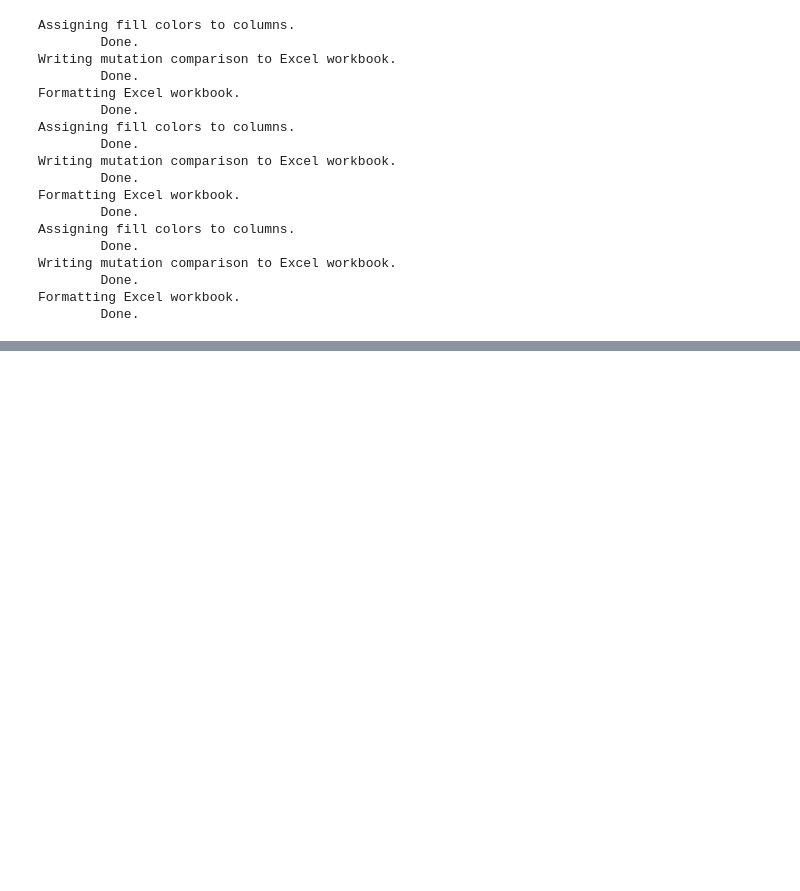
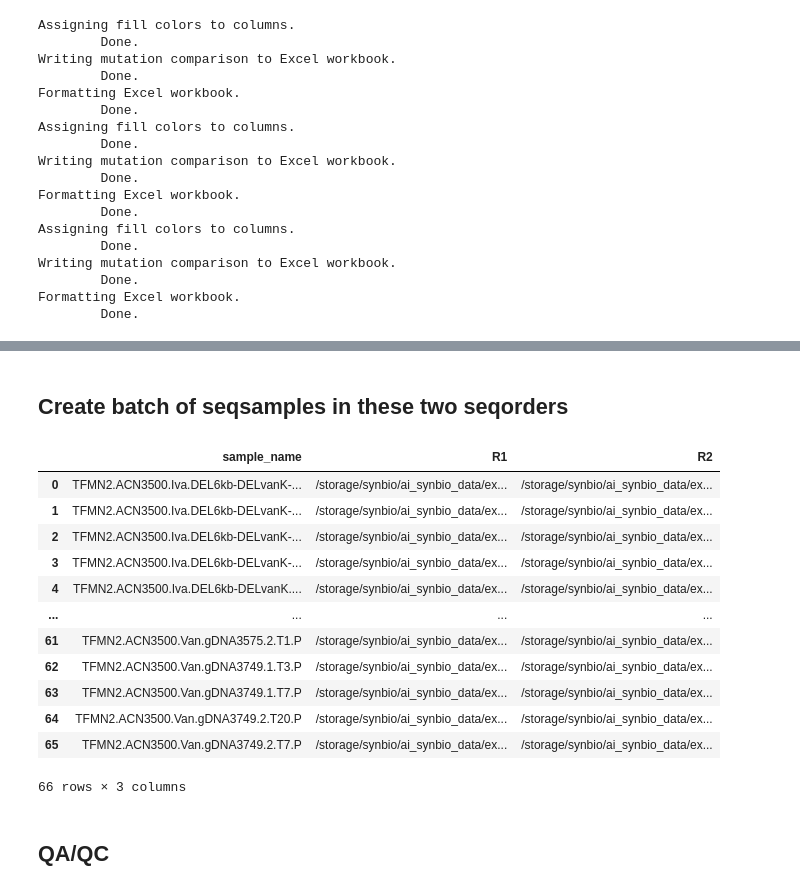
Before and after one commit to nspahr08/AISynbioPipeline, a Jupyter notebook: notebooks/TFMN2-TFMN3_Processing.ipynb, the cells around one changed output, grey strips where cells are left out. Saved outputs shown, nothing was run; the diff lists cells and outputs as text; code cells hidden in the pictures; blank space fills up the shorter version.

```diff
--- a/notebooks/TFMN2-TFMN3_Processing.ipynb
+++ b/notebooks/TFMN2-TFMN3_Processing.ipynb
@@ -2029,0 +2311,19 @@ Formatting Excel workbook.
+# %% [markdown]
+## Create batch of seqsamples in these two seqorders
+# %%
+short = Library('Plasmidsaurus_2026-03-24_YWLYRK', platform="Illumina")
+short.create_manifest("received")
+# %% [output]
+|  | sample_name | R1 | R2 |
+| 0 | TFMN2.ACN3500.Iva.DEL6kb-DELvanK-... | /storage/synbio/ai_synbio_data/ex... | /storage/synbio/ai_synbio_data/ex... |
+| 1 | TFMN2.ACN3500.Iva.DEL6kb-DELvanK-... | /storage/synbio/ai_synbio_data/ex... | /storage/synbio/ai_synbio_data/ex... |
+| 2 | TFMN2.ACN3500.Iva.DEL6kb-DELvanK-... | /storage/synbio/ai_synbio_data/ex... | /storage/synbio/ai_synbio_data/ex... |
+| 3 | TFMN2.ACN3500.Iva.DEL6kb-DELvanK-... | /storage/synbio/ai_synbio_data/ex... | /storage/synbio/ai_synbio_data/ex... |
+| 4 | TFMN2.ACN3500.Iva.DEL6kb-DELvanK.... | /storage/synbio/ai_synbio_data/ex... | /storage/synbio/ai_synbio_data/ex... |
+| ... | ... | ... | ... |
+| 61 | TFMN2.ACN3500.Van.gDNA3575.2.T1.P | /storage/synbio/ai_synbio_data/ex... | /storage/synbio/ai_synbio_data/ex... |
+| 62 | TFMN2.ACN3500.Van.gDNA3749.1.T3.P | /storage/synbio/ai_synbio_data/ex... | /storage/synbio/ai_synbio_data/ex... |
+| 63 | TFMN2.ACN3500.Van.gDNA3749.1.T7.P | /storage/synbio/ai_synbio_data/ex... | /storage/synbio/ai_synbio_data/ex... |
+| 64 | TFMN2.ACN3500.Van.gDNA3749.2.T20.P | /storage/synbio/ai_synbio_data/ex... | /storage/synbio/ai_synbio_data/ex... |
+| 65 | TFMN2.ACN3500.Van.gDNA3749.2.T7.P | /storage/synbio/ai_synbio_data/ex... | /storage/synbio/ai_synbio_data/ex... |
+66 rows × 3 columns
@@ -2029,0 +2338,2 @@ Formatting Excel workbook.
+# %% [markdown]
+## QA/QC
```
Also changed, not shown: parts of 33 cells of this notebook, 2 other files.
